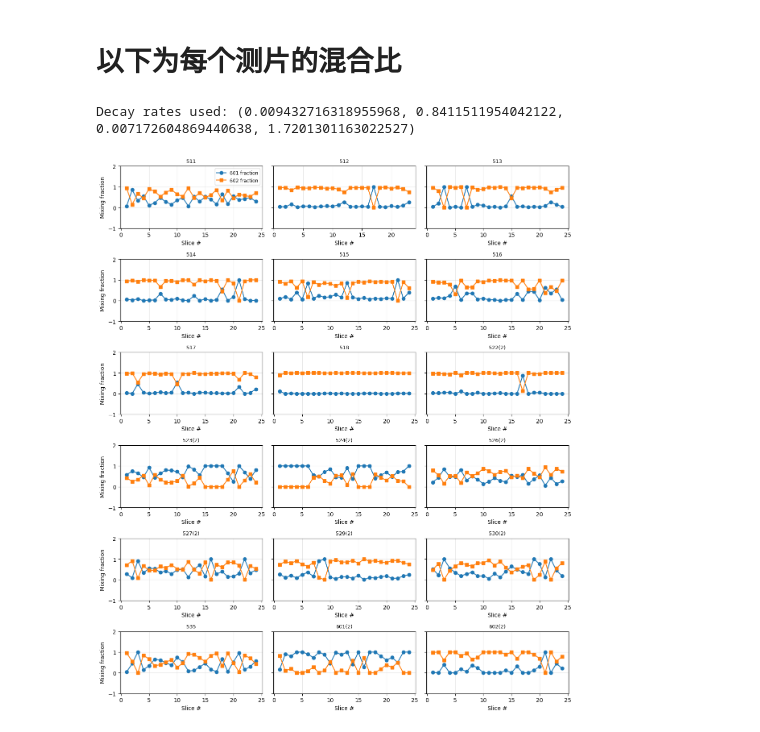
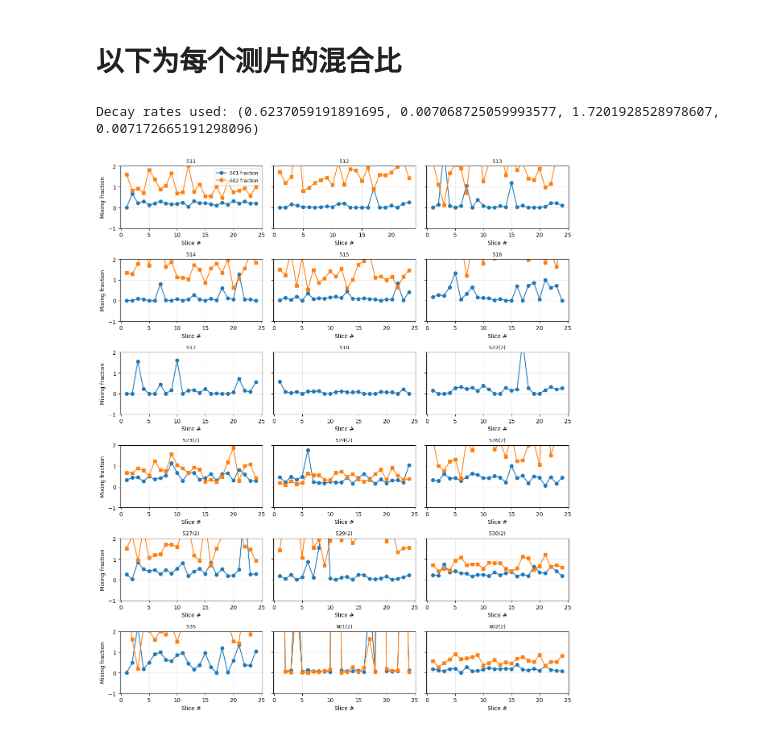
Before and after one commit to Peisong-Zheng/OSL_source_ana, a Jupyter notebook: Exp_fit_FAST_AND_SLOW_raw_Data.ipynb, the cells around one changed output. Saved outputs shown, nothing was run; the diff lists cells and outputs as text; code cells hidden in the pictures.

```diff
--- a/Exp_fit_FAST_AND_SLOW_raw_Data.ipynb
+++ b/Exp_fit_FAST_AND_SLOW_raw_Data.ipynb
@@ -89,6 +89,21 @@ def r2_score(y_true, y_pred):
 # -------------------- STEP 1: fit the two “source” samples --------------------
 data_dict = load_data()
 
+print(data_dict.keys())
+print(data_dict)
+
+# in data_dict, the keys are sample names like '601(2)', '602(2)', etc.
+# For sample 601(2), remove columns Sample_601(1); Sample_601(4); Sample_601(8); Sample_601(12); Sample_601(19); and Sample_601(24)
+for key in list(data_dict.keys()):
+    if key.startswith("601(2)"):
+        data_dict[key] = data_dict[key].drop(
+            columns=[
+                "Sample_601(1)", "Sample_601(4)", "Sample_601(8)",
+                "Sample_601(12)", "Sample_601(19)", "Sample_601(24)"
+            ],
+            errors="ignore"
+        )
+
 # Fit sample 601(2)
 t_601, y_601 = mean_curve(data_dict["601(2)"], "601(2)")
 p0_601 = [1.0, 0.05, 0.5, 0.005]  # rough starting guesses
@@ -102,6 +117,17 @@ p0_602 = [A1, k1, A2, k2]  # use previous fit as a reasonable initial guess
 B1, k1b, B2, k2b = curve_fit(double_exp, t_602, y_602, p0=p0_602, maxfev=10000)[0]
 fit_602 = double_exp(t_602, B1, k1b, B2, k2b)
 r2_602 = r2_score(y_602, fit_602)
+
+# A1_ori= A1
+# A2_ori= A2
+# B1_ori= B1
+# B2_ori= B2
+
+# # standardize the coefficients
+# A1 = A1_ori / (A1_ori + A2_ori)
+# A2 = A2_ori / (A1_ori + A2_ori)
+# B1 = B1_ori / (B1_ori + B2_ori)
+# B2 = B2_ori / (B1_ori + B2_ori)
 
 # Plot the two means and their double‑exponential fits
 plt.figure()
@@ -131,6 +157,8 @@ plt.title("Source samples and double‑exponential fits")
 plt.legend()
 plt.tight_layout()
 plt.show()
+
+
 
 
 # print A1, A2, B1, B2 AND k1, k2, k1b, k2b
@@ -443,7 +532,8 @@ for key, df in data.items():
         a1p, a2p, b1p, b2p = amps
         total601 = a1p + a2p
         total602 = b1p + b2p
-        denom    = total601 + total602
+        # denom    = total601 + total602
+        denom    = A1 + A2 + B1 + B2
         fracs_601.append(total601 / denom if denom else np.nan)
         fracs_602.append(total602 / denom if denom else np.nan)
 
@@ -455,32 +545,32 @@ n_rows, n_cols = 6, 3                        # 6×3 = 18 panels
 fig, axes = plt.subplots(n_rows, n_cols,
                          figsize=(12, 14), sharey=True)
 axes = axes.ravel()
 
 for idx, (ax, sample) in enumerate(zip(axes, samples_sorted)):
     frac601, frac602 = mix_dict[sample]
     slices = np.arange(1, len(frac601) + 1)
 
     ax.plot(slices, frac601, "-o", label="601 fraction")
     ax.plot(slices, frac602, "-s", label="602 fraction")
     ax.set_title(sample, fontsize=9)
     ax.set_xlabel("Slice #")
     ax.set_ylim(-1, 2)
     ax.grid(True, alpha=0.3)
 
     # first column → add common y‑label
     if idx % n_cols == 0:
         ax.set_ylabel("Mixing fraction")
 
     # put the legend only on the very first subplot to avoid clutter
     if idx == 0:
         ax.legend(fontsize="small", loc="upper right")
 
 # Hide any leftover empty axes (if <18 samples)
 for ax in axes[len(samples_sorted):]:
     ax.axis("off")
 
 plt.tight_layout()
 plt.show()
 # %% [output]
-Decay rates used: (0.009432716318955968, 0.8411511954042122, 0.007172604869440638, 1.7201301163022527)
+Decay rates used: (0.6237059191891695, 0.007068725059993577, 1.7201928528978607, 0.007172665191298096)
-[figure, old version]
+[figure, new version]
```
Also changed, not shown: parts of 3 cells of this notebook, 24 other files.
